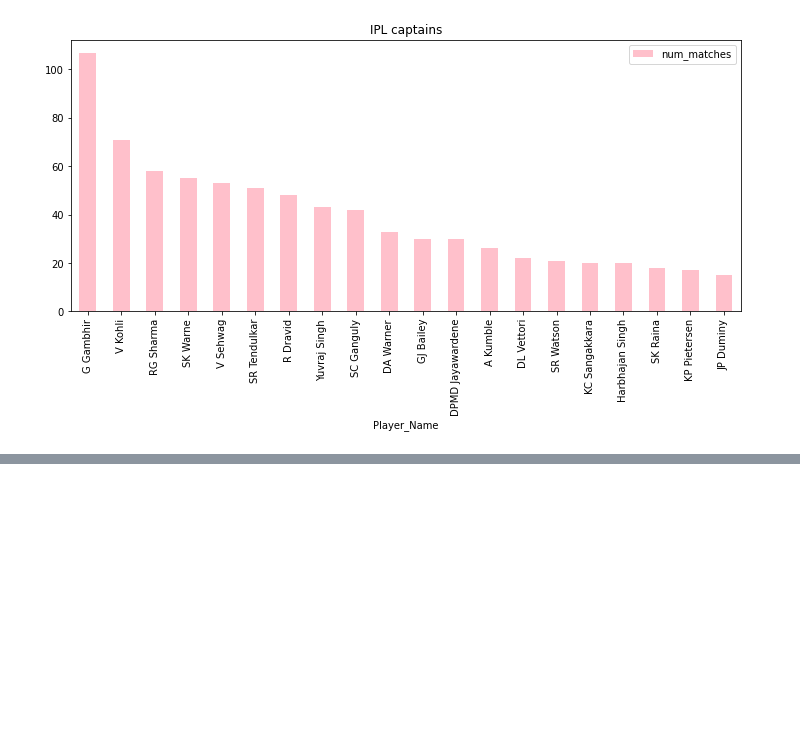
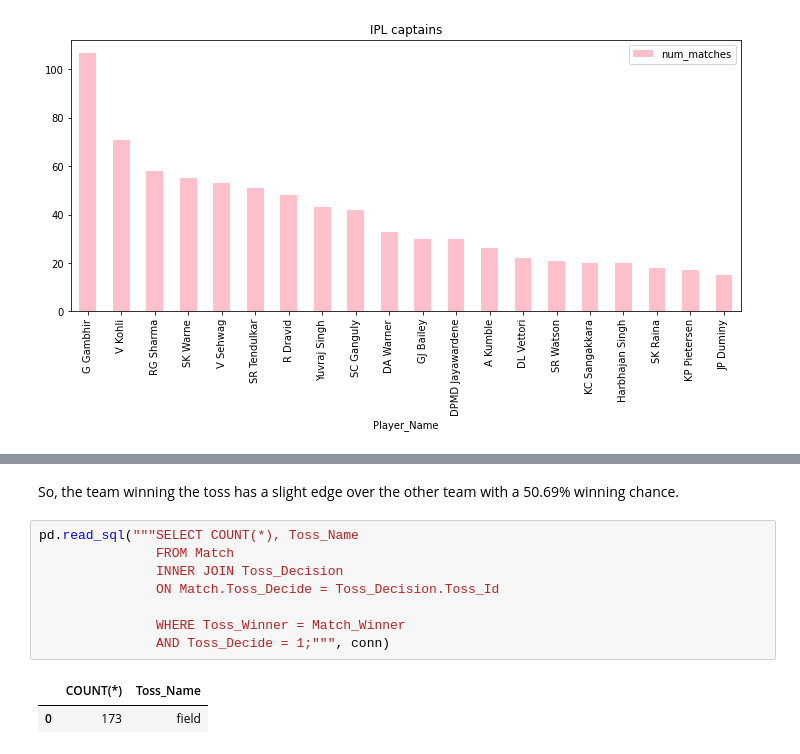
Before and after one commit to crypticrk/IPL-Data-Analysis, a Jupyter notebook: IPL Data Analysis.ipynb, the cells around one changed output, grey strips where cells are left out. Saved outputs shown, nothing was run; the diff lists cells and outputs as text; blank space fills up the shorter version.

```diff
--- a/IPL Data Analysis.ipynb
+++ b/IPL Data Analysis.ipynb
@@ -720,0 +735,13 @@ match_capt.plot(kind = 'bar', x = 'Player_Name', y = 'num_matches',
+# %% [markdown]
+So, the team winning the toss has a slight edge over the other team with a 50.69% winning chance.
+# %%
+pd.read_sql("""SELECT COUNT(*), Toss_Name
+               FROM Match
+               INNER JOIN Toss_Decision
+               ON Match.Toss_Decide = Toss_Decision.Toss_Id
+
+               WHERE Toss_Winner = Match_Winner
+               AND Toss_Decide = 1;""", conn)
+# %% [output]
+|  | COUNT(*) | Toss_Name |
+| 0 | 173 | field |
```
Also changed, not shown: parts of 5 cells of this notebook.
